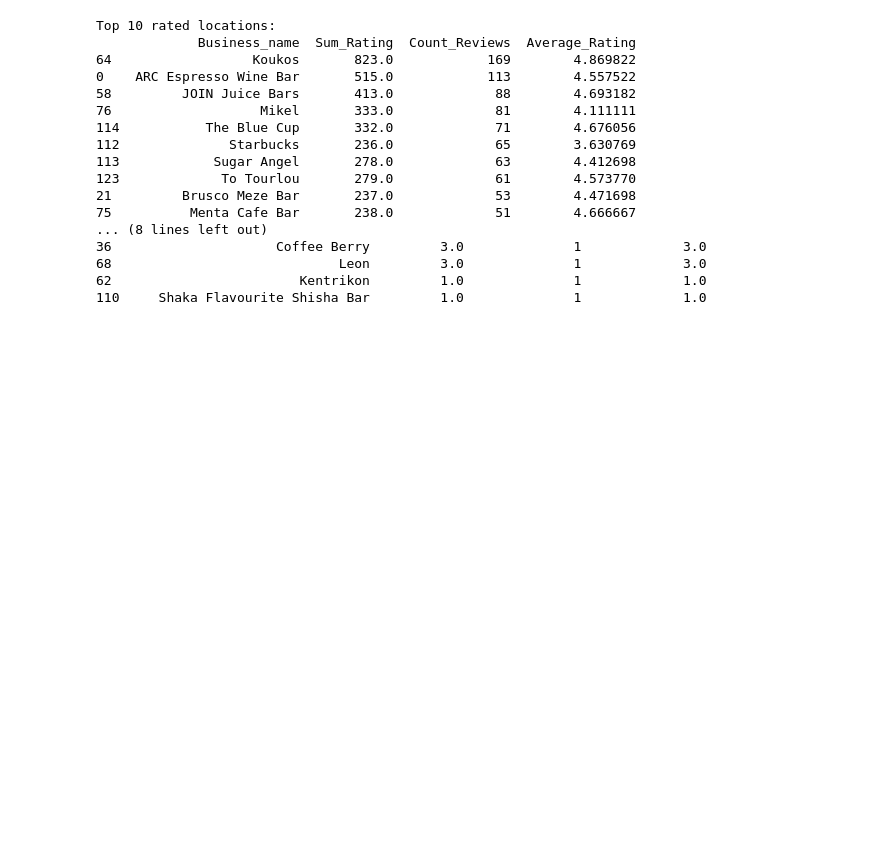
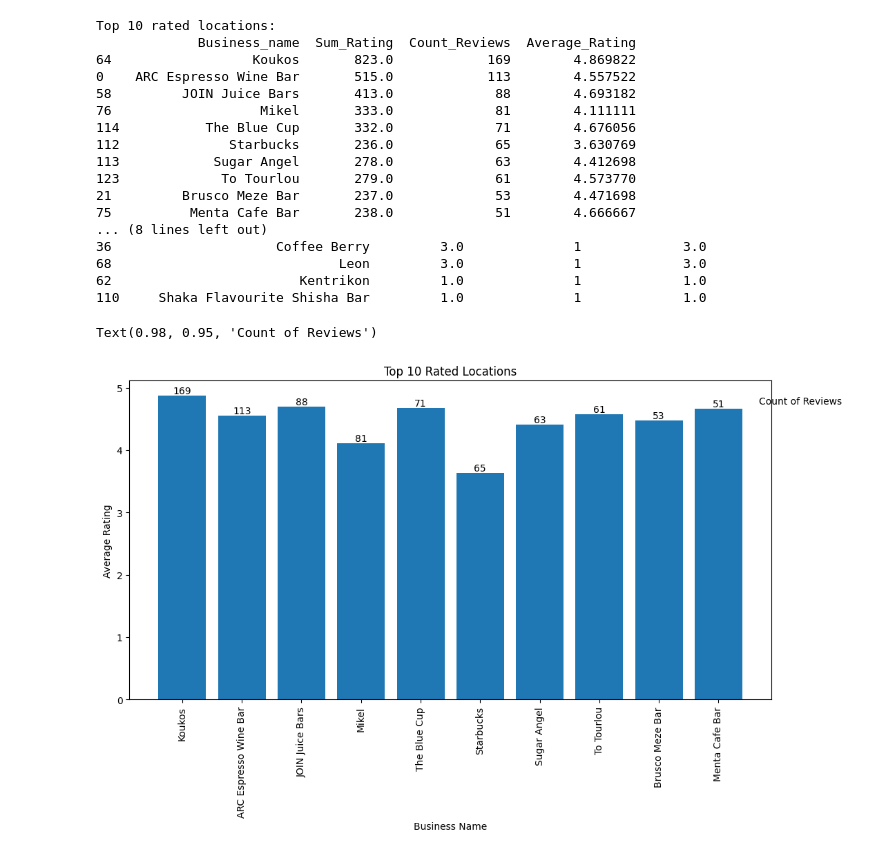
Before and after one commit to VasilikiZarkadoula/Trip-Advisor-Web-Scraping-Auth-2023, a Jupyter notebook: query_2.ipynb, the cells around one changed output. Saved outputs shown, nothing was run; the diff lists cells and outputs as text; code cells hidden in the pictures; blank space fills up the shorter version.

```diff
--- a/query_2.ipynb
+++ b/query_2.ipynb
@@ -44,3 +45,21 @@ Top 10 rated locations:
 68                             Leon         3.0              1             3.0
 62                        Kentrikon         1.0              1             1.0
 110     Shaka Flavourite Shisha Bar         1.0              1             1.0
+# %%
+
+# Create a figure for the top 10 rated locations
+fig1, ax1 = plt.subplots(figsize=(12, 6))
+ax1.bar(top_10['Business_name'], top_10['Average_Rating'])
+ax1.set_title('Top 10 Rated Locations')
+ax1.set_xlabel('Business Name')
+ax1.set_ylabel('Average Rating')
+ax1.set_xticklabels(top_10['Business_name'], rotation=90)
+
+# Add the count of reviews as text above each bar
+top_counts = top_10['Count_Reviews'].tolist()
+for i, bar in enumerate(ax1.patches):
+    ax1.text(bar.get_x() + bar.get_width() / 2, bar.get_height(), top_counts[i],ha='center', va='bottom')
+ax1.text(0.98, 0.95, 'Count of Reviews', ha='left', va='top', transform=ax1.transAxes)
+# %% [output]
+Text(0.98, 0.95, 'Count of Reviews')
+[figure, added]
```
Also changed, not shown: parts of 2 cells of this notebook.
